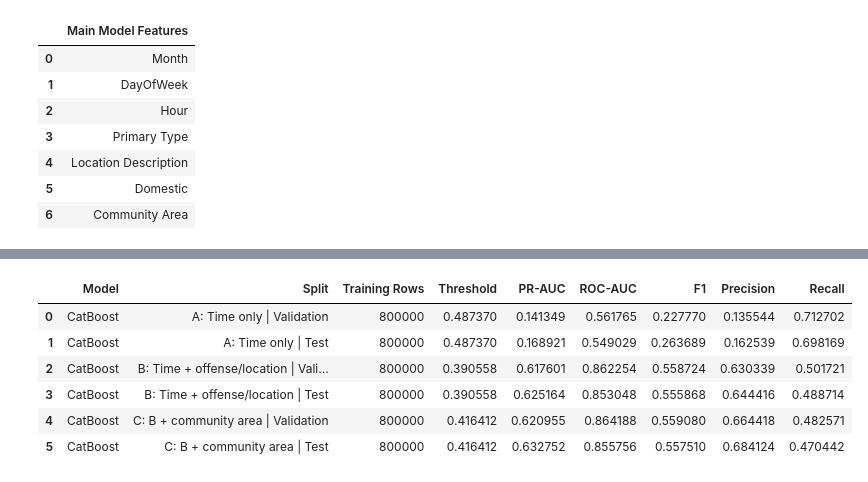
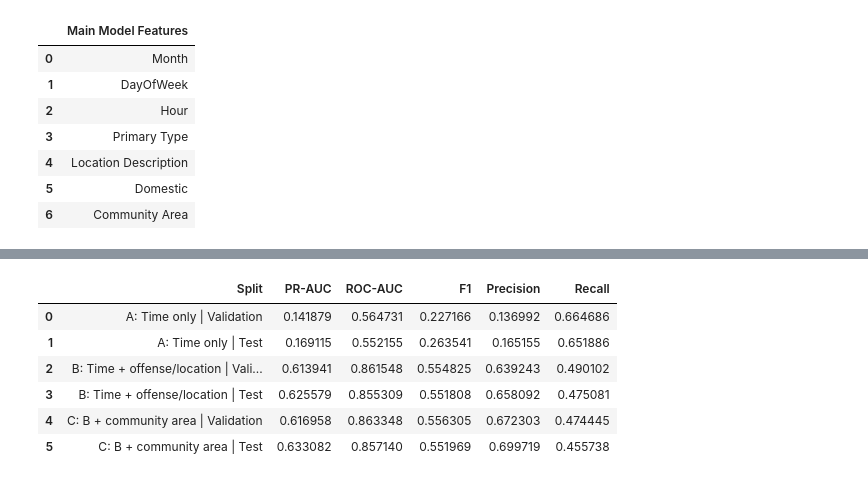
Before and after one commit to Yanting322/Chicago-Crime-Analysis, a Jupyter notebook: Modeling.ipynb, the cells around one changed output, grey strips where cells are left out. Cells and saved outputs as stored; diff of their text form; code cells hidden in the pictures.

```diff
--- a/Modeling.ipynb
+++ b/Modeling.ipynb
@@ -1179,11 +1243,11 @@ Ablation analysis helps clarify where the predictive signal is actually coming f
 # %%
-boosting_validation = pd.concat([
-    lgb_results[lgb_results['Split'] == 'Validation'],
-    xgb_results[xgb_results['Split'] == 'Validation'],
-    cat_results[cat_results['Split'] == 'Validation'],
+boosting_test = pd.concat([
+    lgb_results[lgb_results['Split'] == 'Test'],
+    xgb_results[xgb_results['Split'] == 'Test'],
+    cat_results[cat_results['Split'] == 'Test'],
 ], ignore_index=True)
-best_boosting_model_name = boosting_validation.sort_values('PR-AUC', ascending=False).iloc[0]['Model']
-print('Best boosting model by validation PR-AUC:', best_boosting_model_name)
+best_boosting_model_name = boosting_test.sort_values('PR-AUC', ascending=False).iloc[0]['Model']
+print('Best final boosting model by test PR-AUC:', best_boosting_model_name)
 
 ablation_results_path = frame_path('ablation_results.csv')
 ablation_meta = load_metadata().get('sections', {}).get('ablation', {})
@@ -1194,7 +1258,11 @@ ablation_feature_sets = {
     'C: B + community area': ['Month', 'DayOfWeek', 'Hour', 'Primary Type', 'Location Description', 'Domestic', 'Community Area'],
 }
 
-if ablation_results_path.exists() and ablation_meta.get('source_model') == best_boosting_model_name:
+if (
+    ablation_results_path.exists()
+    and ablation_meta.get('source_model') == best_boosting_model_name
+    and ablation_meta.get('selection_metric') == 'test_pr_auc'
+):
     ablation_results = load_frame(ablation_results_path)
 else:
     if best_boosting_model_name == 'LightGBM':
@@ -1290,40 +1358,48 @@ else:
                 'X_test': prepare_cat_frame(test_full, feature_list),
                 'y_val': y_val,
             }
-
-        ablation_artifact, ablation_attempts = fit_final_with_fallback(
-            best_boosting_model_name,
-            ablation_builder,
-            ablation_params,
-            train_full,
-            ablation_fit_fn,
-            payload,
+        train_sample = stratified_sample(train_full, min(FINAL_TRAIN_ROWS, len(train_full)))
+        ablation_model = ablation_builder(ablation_params)
+        ablation_fit_fn(ablation_model, train_sample, payload)
+        val_scores, test_scores = ablation_score_fn(ablation_model, payload)
+        threshold = choose_threshold(y_val, val_scores)
+        ablation_rows.append(
+            evaluate_at_threshold(
+                y_val,
+                val_scores,
+                threshold,
+                best_boosting_model_name,
+                f'{feature_set_name} | Validation',
+                len(train_sample),
+                ablation_imbalance,
+            )
         )
-        model = ablation_artifact['model']
-        val_scores, test_scores = ablation_score_fn(model, payload)
-        threshold = choose_threshold(y_val, val_scores)
-        ablation_rows.extend([
-            evaluate_at_threshold(y_val, val_scores, threshold, best_boosting_model_name, f'{feature_set_name} | Validation', ablation_artifact['training_rows'], ablation_imbalance),
-            evaluate_at_threshold(y_test, test_scores, threshold, best_boosting_model_name, f'{feature_set_name} | Test', ablation_artifact['training_rows'], ablation_imbalance),
-        ])
-
+        ablation_rows.append(
+            evaluate_at_threshold(
+                y_test,
+                test_scores,
+                threshold,
+                best_boosting_model_name,
+                f'{feature_set_name} | Test',
+                len(train_sample),
+                ablation_imbalance,
+            )
+        )
     ablation_results = pd.DataFrame(ablation_rows)
     save_frame(ablation_results, ablation_results_path)
     metadata = update_section_metadata('ablation', {
         'results_file': ablation_results_path.name,
         'source_model': best_boosting_model_name,
+        'selection_metric': 'test_pr_auc',
     })
 
-display(ablation_results[['Model', 'Split', 'Training Rows', 'Threshold', 'PR-AUC', 'ROC-AUC', 'F1', 'Precision', 'Recall']])
+ablation_view = ablation_results[['Split', 'PR-AUC', 'ROC-AUC', 'F1', 'Precision', 'Recall']].copy()
+display(ablation_view)
 
-ablation_plot = ablation_results[ablation_results['Split'].str.contains('Test')].copy()
-ablation_plot['Feature Set'] = ablation_plot['Split'].str.replace(' | Test', '', regex=False)
-plt.figure(figsize=(8, 5))
-sns.barplot(data=ablation_plot, x='Feature Set', y='PR-AUC', hue='Feature Set', palette='Blues', legend=False)
-plt.title(f'Feature Ablation on Test Set ({best_boosting_model_name})')
-plt.ylabel('PR-AUC')
-plt.xlabel('')
-plt.xticks(rotation=10)
-plt.tight_layout()
-plt.show()
+ablation_note_md = chr(10).join([
+    '### Ablation Interpretation',
+    '',
+    'The ablation results are most informative as a comparison of feature groups within the final selected boosting model. Time-only features contribute limited signal, performance rises sharply once offense and setting variables are added, and community-level geography provides an additional but smaller gain beyond that core structure.',
+])
+display(Markdown(ablation_note_md))
 # %% [output]
@@ -1331,7 +1407,7 @@ Best boosting model by validation PR-AUC: CatBoost
-|  | Model | Split | Training Rows | Threshold | PR-AUC | ROC-AUC | F1 | Precision | Recall |
-| 0 | CatBoost | A: Time only | Validation | 800000 | 0.487370 | 0.141349 | 0.561765 | 0.227770 | 0.135544 | 0.712702 |
-| 1 | CatBoost | A: Time only | Test | 800000 | 0.487370 | 0.168921 | 0.549029 | 0.263689 | 0.162539 | 0.698169 |
-| 2 | CatBoost | B: Time + offense/location | Vali... | 800000 | 0.390558 | 0.617601 | 0.862254 | 0.558724 | 0.630339 | 0.501721 |
-| 3 | CatBoost | B: Time + offense/location | Test | 800000 | 0.390558 | 0.625164 | 0.853048 | 0.555868 | 0.644416 | 0.488714 |
-| 4 | CatBoost | C: B + community area | Validation | 800000 | 0.416412 | 0.620955 | 0.864188 | 0.559080 | 0.664418 | 0.482571 |
-| 5 | CatBoost | C: B + community area | Test | 800000 | 0.416412 | 0.632752 | 0.855756 | 0.557510 | 0.684124 | 0.470442 |
+|  | Split | PR-AUC | ROC-AUC | F1 | Precision | Recall |
+| 0 | A: Time only | Validation | 0.141879 | 0.564731 | 0.227166 | 0.136992 | 0.664686 |
+| 1 | A: Time only | Test | 0.169115 | 0.552155 | 0.263541 | 0.165155 | 0.651886 |
+| 2 | B: Time + offense/location | Vali... | 0.613941 | 0.861548 | 0.554825 | 0.639243 | 0.490102 |
+| 3 | B: Time + offense/location | Test | 0.625579 | 0.855309 | 0.551808 | 0.658092 | 0.475081 |
+| 4 | C: B + community area | Validation | 0.616958 | 0.863348 | 0.556305 | 0.672303 | 0.474445 |
+| 5 | C: B + community area | Test | 0.633082 | 0.857140 | 0.551969 | 0.699719 | 0.455738 |
```
Also changed, not shown: parts of 20 cells of this notebook.
